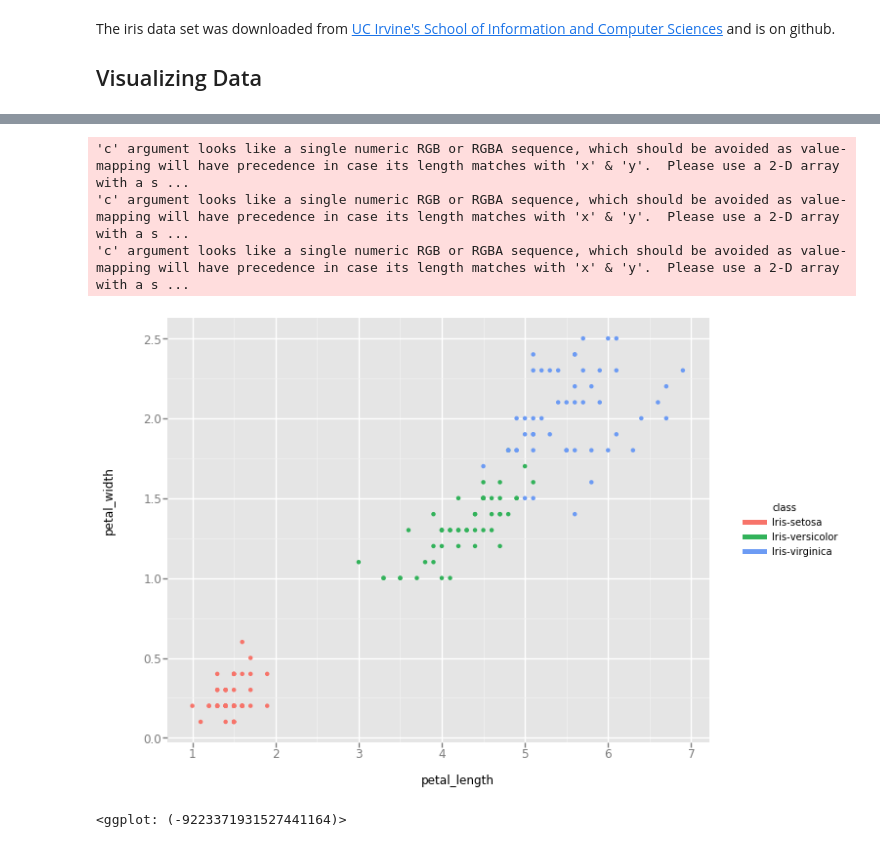
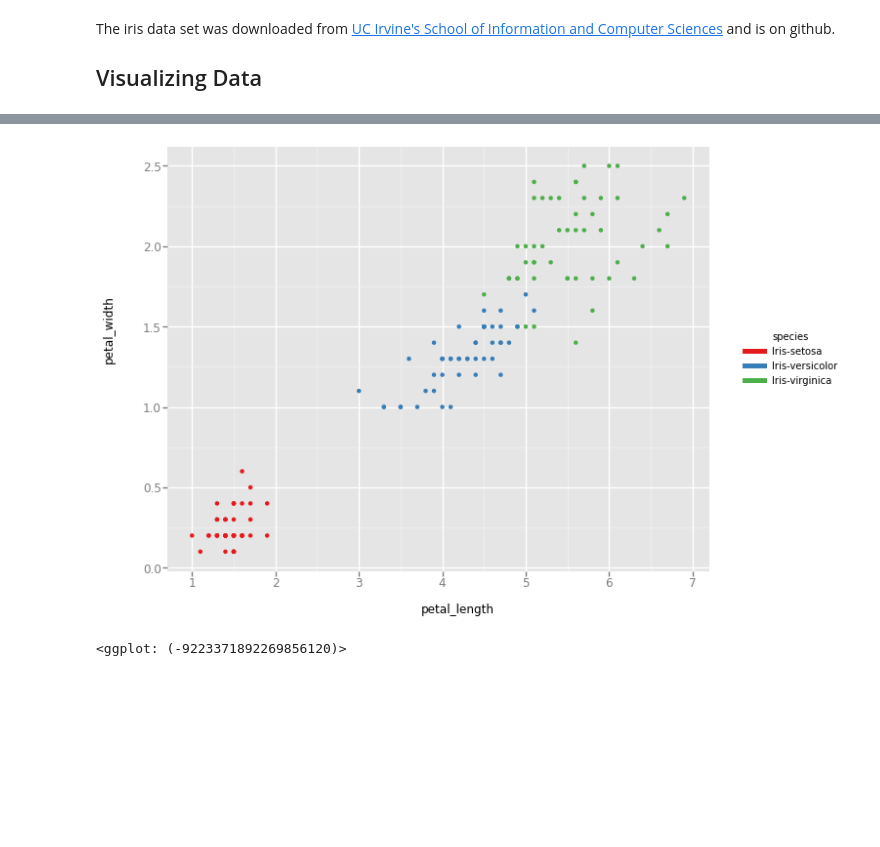
Before and after one commit to aniverb/LiveOnlineTraining, a Jupyter notebook: Supervised/definition.ipynb, the cells around one changed output, grey strips where cells are left out. Drawn from its saved outputs; the diff is of its cells as text; code cells hidden in the pictures; blank space fills up the shorter version.

```diff
--- a/Supervised/definition.ipynb
+++ b/Supervised/definition.ipynb
@@ -42,9 +50,7 @@ ggplot(aes(x='sepal_length', y='sepal_width', color='class'), data=iris) + geom_
 # %%
 # petal width vs. petal length
-ggplot(aes(x='petal_length', y='petal_width', color='class'), data=iris) + geom_point()
+ggplot(aes(x='petal_length', y='petal_width', color="species"), data=iris) + geom_point()+\
+    scale_color_brewer(type='qual', palette=6)
 # %% [output]
+[figure, new version]
-'c' argument looks like a single numeric RGB or RGBA sequence, which should be avoided as value-mapping will have precedence in case its length matches with 'x' & 'y'.  Please use a 2-D array with a s ...
-'c' argument looks like a single numeric RGB or RGBA sequence, which should be avoided as value-mapping will have precedence in case its length matches with 'x' & 'y'.  Please use a 2-D array with a s ...
-'c' argument looks like a single numeric RGB or RGBA sequence, which should be avoided as value-mapping will have precedence in case its length matches with 'x' & 'y'.  Please use a 2-D array with a s ...
+<ggplot: (-9223371892269856120)>
-[figure, old version]
-<ggplot: (-9223371931527441164)>
```
Also changed, not shown: parts of 4 cells of this notebook, 3 other files.
